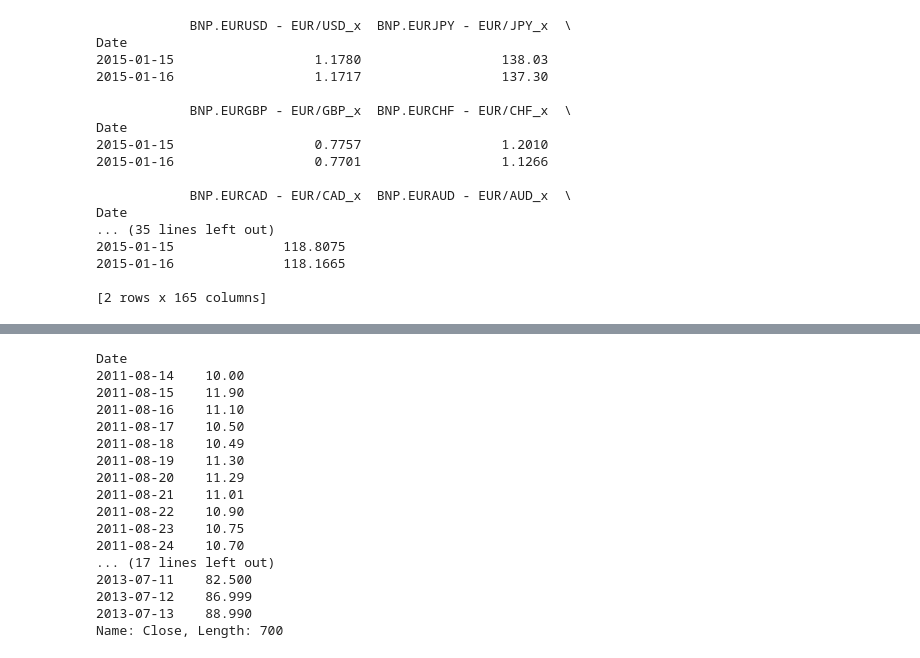
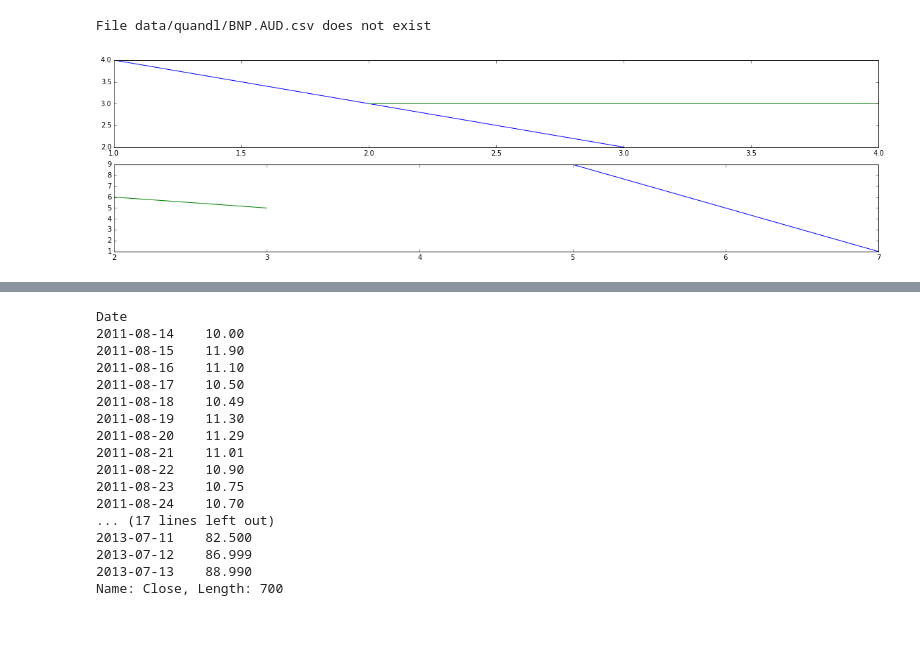
Before and after one commit to qorelogic/ml2, a Jupyter notebook: bin/quandl-fun.ipynb, the cells around one changed output, grey strips where cells are left out. Drawn from its saved outputs; the diff is of its cells as text; code cells hidden in the pictures; blank space fills up the shorter version.

```diff
--- a/bin/quandl-fun.ipynb
+++ b/bin/quandl-fun.ipynb
@@ -128,20 +104,36 @@ title('EURO pairs')
-# %%
-print d.tail(2)
-# %% [output]
-            BNP.EURUSD - EUR/USD_x  BNP.EURJPY - EUR/JPY_x  \
-Date
-2015-01-15                  1.1780                  138.03
-2015-01-16                  1.1717                  137.30
-
-            BNP.EURGBP - EUR/GBP_x  BNP.EURCHF - EUR/CHF_x  \
-Date
-2015-01-15                  0.7757                  1.2010
-2015-01-16                  0.7701                  1.1266
-
-            BNP.EURCAD - EUR/CAD_x  BNP.EURAUD - EUR/AUD_x  \
-Date
-... (35 lines left out)
-2015-01-15              118.8075
-2015-01-16              118.1665
-
-[2 rows x 165 columns]
+# %%
+pa = ''
+# 2
+pa += ' AUDEUR AUDJPY AUDGBP AUDCHF AUDCAD AUDUSD AUDNZD AUDSEK AUDNOK AUDBRL AUDCNY AUDRUB AUDINR AUDTRY AUDTHB AUDIDR AUDMYR AUDMXN AUDARS AUDDKK AUDILS AUDPHP'
+# 3
+pa += ' AUDEUR AUDDKK AUDHUF AUDISK AUDNOK AUDSEK AUDCHF AUDTRY AUDGBP'
+# 4
+pa += ' AUDALL AUDBAM AUDBGN AUDHRK AUDCZK AUDMKD AUDPLN AUDRON AUDRSD'
+# 5
+pa += ' AUDAMD AUDAZN AUDBYR AUDGEL AUDKZT AUDKGS AUDLVL AUDLTL AUDMDL AUDRUB AUDTJS AUDTMT AUDUAH AUDUZS'
+# 6
+pa += ' AUDBND AUDKHR AUDCNY AUDHKD AUDIDR AUDJPY AUDLAK AUDMYR AUDMNT AUDMMK AUDKPW AUDPHP AUDSGD AUDKRW AUDTHB AUDVND'
+# 7
+pa += ' AUDAFN AUDBDT AUDBTN AUDINR AUDLKR AUDMVR AUDNPR AUDPKR'
+# 8
+pa += ' AUDDZD AUDBHD AUDDJF AUDEGP AUDIRR AUDIQD AUDILS AUDJOD AUDKWD AUDLBP AUDLYD AUDMAD AUDOMR AUDQAR AUDSAR AUDSYP AUDTND AUDAED AUDYER'
+# 9
+pa += ' AUDAOA AUDBIF AUDXOF AUDBWP'
+# 10
+pa += ' AUDXAF AUDCDF AUDKMF AUDCVE AUDETB AUDGHS AUDGNF AUDGMD AUDKES AUDLRD AUDLSL AUDMGA AUDMZN AUDMRO AUDMUR AUDMWK AUDNAD AUDNGN AUDRWF AUDSDG AUDSLL AUDSOS AUDSTD AUDSZL AUDSCR AUDTZS AUDUGX AUDZAR AUDZMW'
+# 11
+pa += ' AUDUSD AUDCAD AUDMXN'
+# 12
+pa += ' AUDXCD AUDBSD AUDBBD AUDCUP AUDDOP AUDHTG AUDJMD AUDTTD'
+# 13
+pa += ' AUDBZD AUDCRC AUDGTQ AUDHNL AUDNIO AUDPAB'
+# 14
+pa += ' AUDARS AUDBOB AUDBRL AUDCLP AUDCOP AUDGYD AUDPYG AUDPEN AUDSRD AUDUYU AUDVEF'
+# 15
+pa += ' AUDFJD AUDNZD AUDPGK AUDWST AUDSBD AUDTOP AUDVUV'
+# 16
+#pa += ' /BITCOIN/MTGOXAUD /WGC/GOLD_DAILY_AUD'
+
+da = getDataFromQuandl(pa, 'AUD')
+# %% [output]
+File data/quandl/BNP.AUD.csv does not exist
@@ -147,0 +151,11 @@ Date
+# %%
+fig = plt.figure()
+
+ax1 = fig.add_subplot(211)
+ax1.plot([(1, 2), (3, 4)], [(4, 3), (2, 3)])
+ax2 = fig.add_subplot(212)
+ax2.plot([(7, 2), (5, 3)], [(1, 6), (9, 5)])
+
+plt.show()
+# %% [output]
+[figure, added]
```
Also changed, not shown: parts of 11 cells of this notebook, 1 other file.
